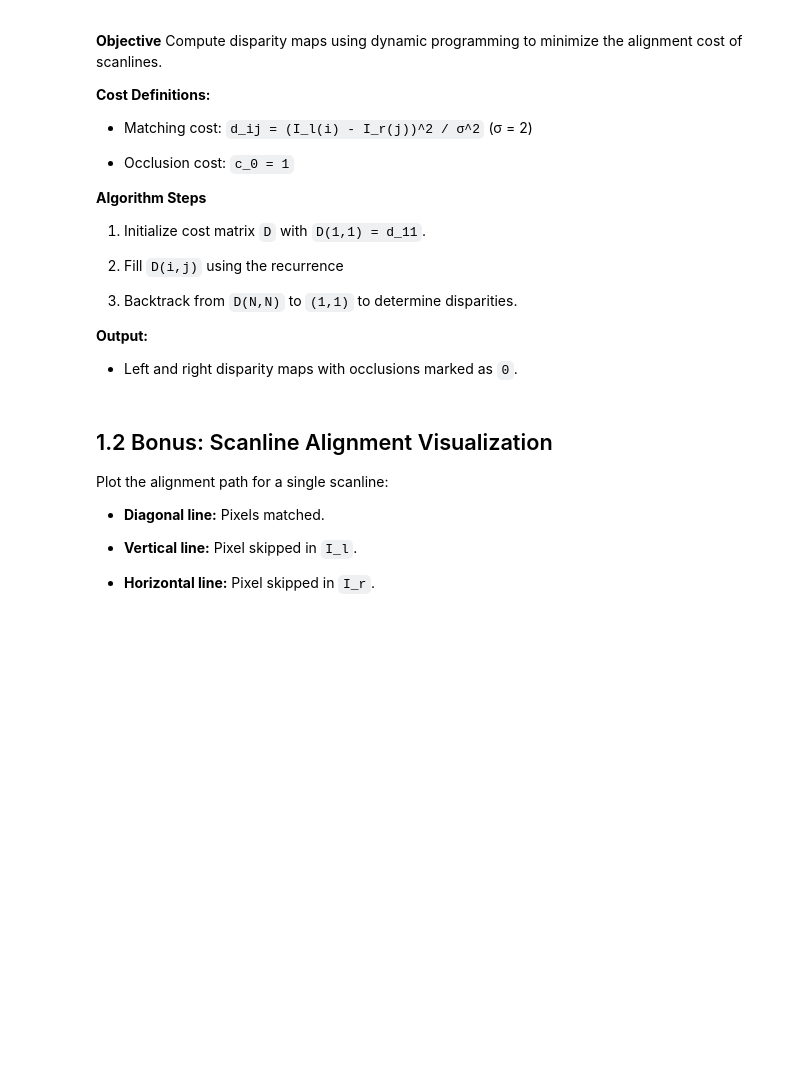
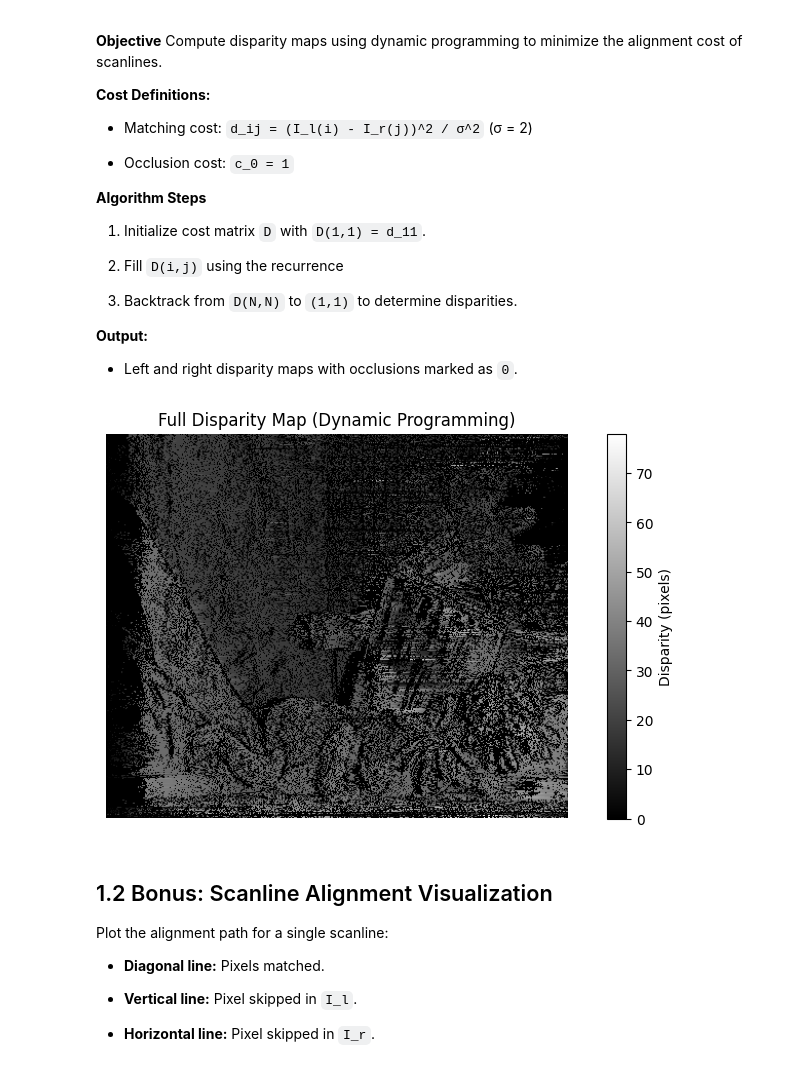
Before and after one commit to R4DIOAKTIV/Stereo-Vision, a Jupyter notebook: main.ipynb, the cells around one changed output. Drawn from its saved outputs; the diff is of its cells as text; code cells hidden in the pictures; blank space fills up the shorter version.

```diff
--- a/main.ipynb
+++ b/main.ipynb
@@ -131,3 +134,22 @@ Compute disparity maps using dynamic programming to minimize the alignment cost
 **Output:**
 
 * Left and right disparity maps with occlusions marked as `0`.
+# %%
+def dynamic_programming(left_line, right_line, sigma=2, c0=1):
+    n = len(left_line)
+    D = np.zeros((n+1, n+1))
+
+    # Initialize boundaries (occlusion costs)
+    D[0, 1:] = np.arange(1, n+1) * c0  # Skip pixels in left image
+    D[1:, 0] = np.arange(1, n+1) * c0  # Skip pixels in right image
+
+    for i in range(1, n+1):
+        for j in range(1, n+1):
+            # Pixel matching cost (squared error normalized by sigma^2)
+            cost = ((left_line[i-1] - right_line[j-1]) ** 2) / (sigma ** 2)
+            D[i, j] = min(
+                D[i-1, j-1] + cost,  # Match
+                D[i-1, j] + c0,      # Skip in left
+                D[i, j-1] + c0       # Skip in right
+            )
+    return D
@@ -134,3 +182,27 @@ Compute disparity maps using dynamic programming to minimize the alignment cost
+# %%
+def compute_disparity_map(left_img, right_img, sigma=2, c0=1):
+    height, width = left_img.shape
+    disparity_map = np.zeros((height, width))
+
+    for y in range(height):
+        left_line = left_img[y, :]
+        right_line = right_img[y, :]
+        D = dynamic_programming(left_line, right_line, sigma, c0)
+        _, disparities = backtrack(D, left_line, right_line, sigma, c0)
+        disparity_map[y, :] = disparities
+
+    return disparity_map
+# %%
+disparity_map = compute_disparity_map(left, right)
+
+plt.figure(figsize=(10, 5))
+plt.imshow(disparity_map, cmap='gray')
+plt.colorbar(label='Disparity (pixels)')
+plt.title('Full Disparity Map (Dynamic Programming)')
+plt.axis('off')
+plt.show()
+# %% [output]
+[figure, added]
 # %% [markdown]
 ## 1.2 Bonus: Scanline Alignment Visualization
 Plot the alignment path for a single scanline:
```
Also changed, not shown: parts of 5 cells of this notebook.
